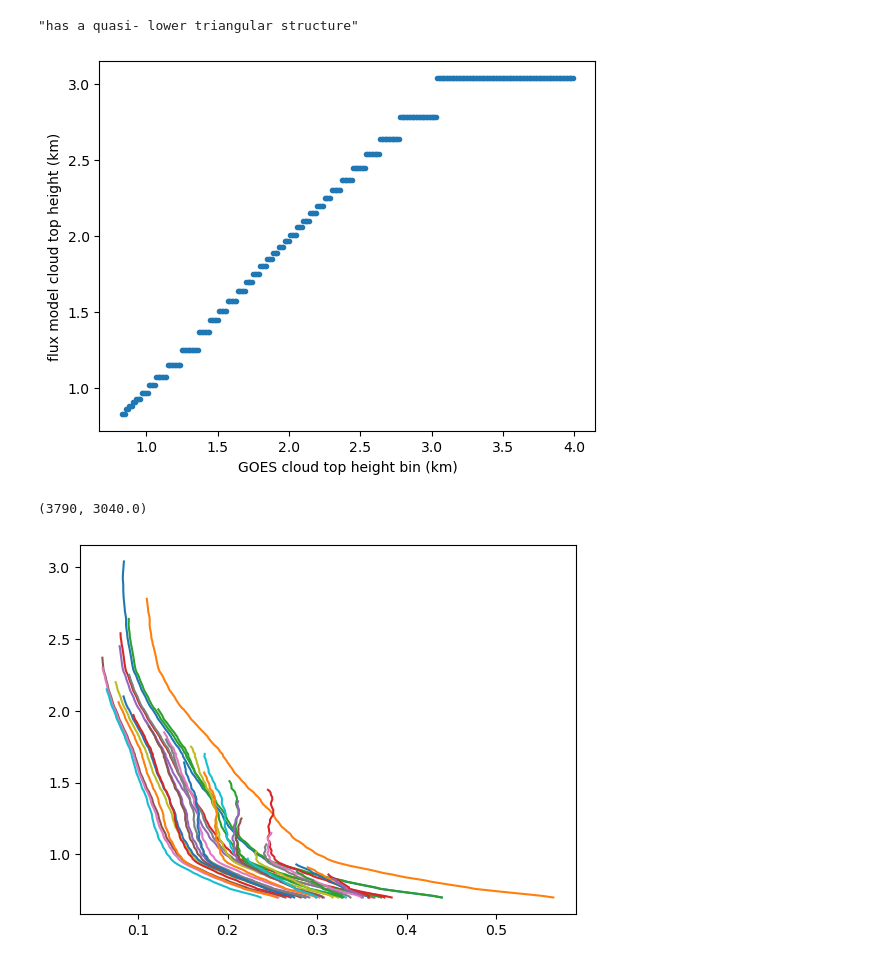
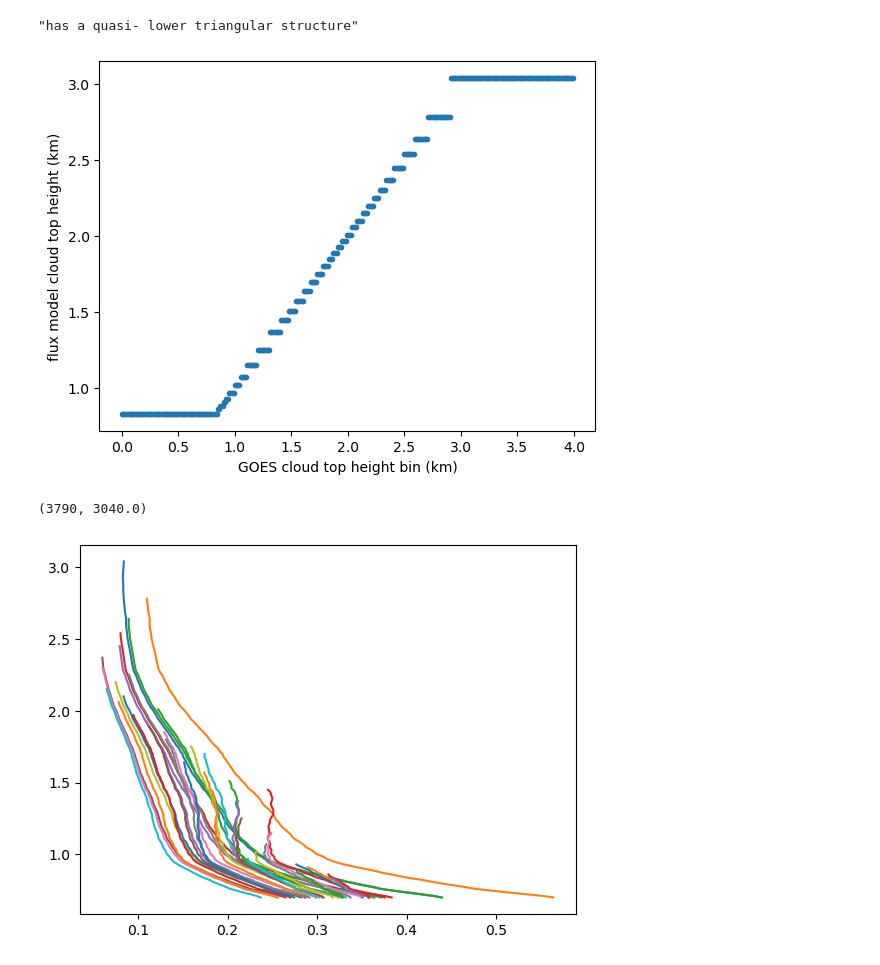
Before and after one commit to deszoeke/trade-cu-model, a Jupyter notebook: src/julia/flux-model.ipynb, the cells around one changed output. Cells and saved outputs as stored; diff of their text form; code cells hidden in the pictures.

```diff
--- a/src/julia/flux-model.ipynb
+++ b/src/julia/flux-model.ipynb
@@ -1342,25 +1396,30 @@ title("cloud-mean vertical velocity (m s\$^{-1}\$)")
 # %%
 # load cloud fraction by reflectance data from ATOMIC-GOES
 pwd()
 @load "../../../ATOMIC_GOES/julia/cth_cloudfrac_byrefl.jld2" refl_bin cthbins cth_cloudfrac_byrefl cloudfrac_byrefl area_byrefl cth_cloudarea_byrefl cloudarea_byrefl
 
 # align cloud top height bins to model z grid (0.5-4 km)
 # iz = [ searchsortedlast(z[1:ntp], b) for b in cthbins[1:ntp] ] # iterate through the cthbins and find the last index of z <= each cthbin
 # z[1:ntp] == cthbins[1:ntp] # true
 # iz == 1:ntp # true
 
 # align cloud top height bins to ztop of modeled clouds
 # iz = [ searchsortedfirst(ztop[ix,:], b, rev=true) for b in cthbins[1:ntp] ] # iterate through the cthbins and find the last index of z <= each cthbin
 iz = searchsortedfirst.(Ref(ztop[ix,:]), cthbins[1:ntp], rev=true)
 # ^ right but returns out of range indices
 ii = findall(0 .< iz .<= size(ztop,2)) # true for some bins above 4 km
+
+# find nearest neighbor indices
+iz = [argmin(abs.(ztop[ix,:] .- b)) for b in cthbins[1:ntp]]
+ii = findall(0 .< iz .<= size(ztop,2)) # true for some bins above 4 km
+
 # plot(ztop[ix,:], marker=".", linestyle="none")
 plot(cthbins[ii]/1e3, ztop[ix,iz[ii]]/1e3, marker=".", linestyle="none")
 xlabel("GOES cloud top height bin (km)")
 ylabel("flux model cloud top height (km)")
 cthbins[380], ztop[ix,iz[380]]
 # %% [output]
-[figure, old version]
+[figure, new version]
 (3790, 3040.0)
 # %%
 
```
Also changed, not shown: parts of 8 cells of this notebook.
